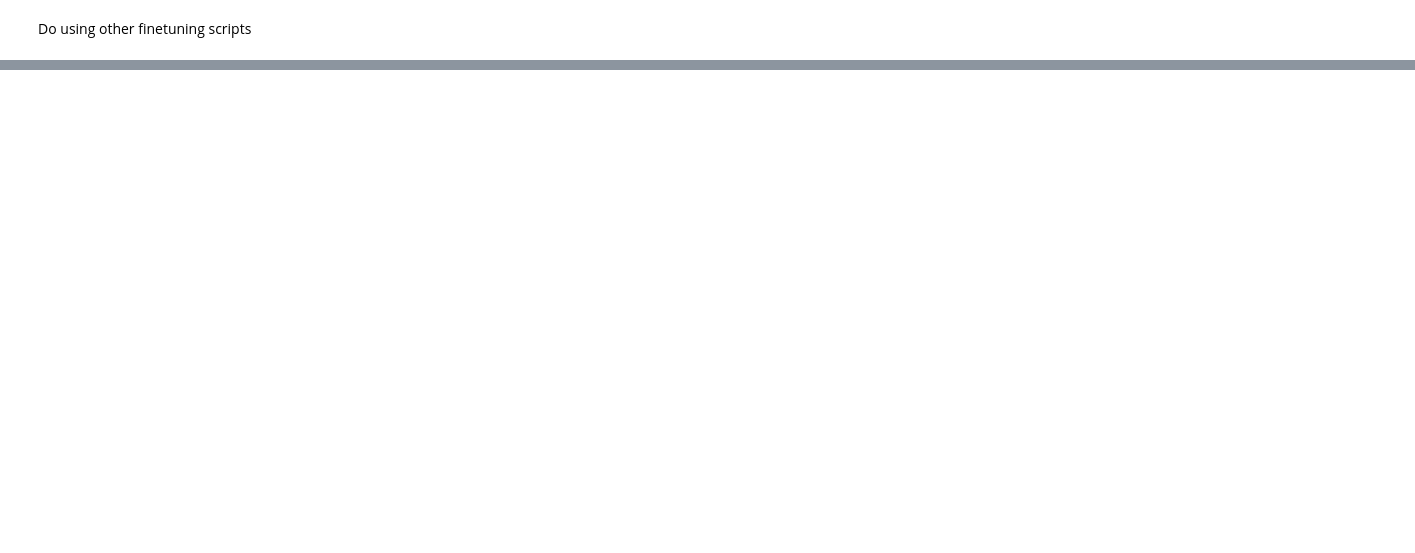
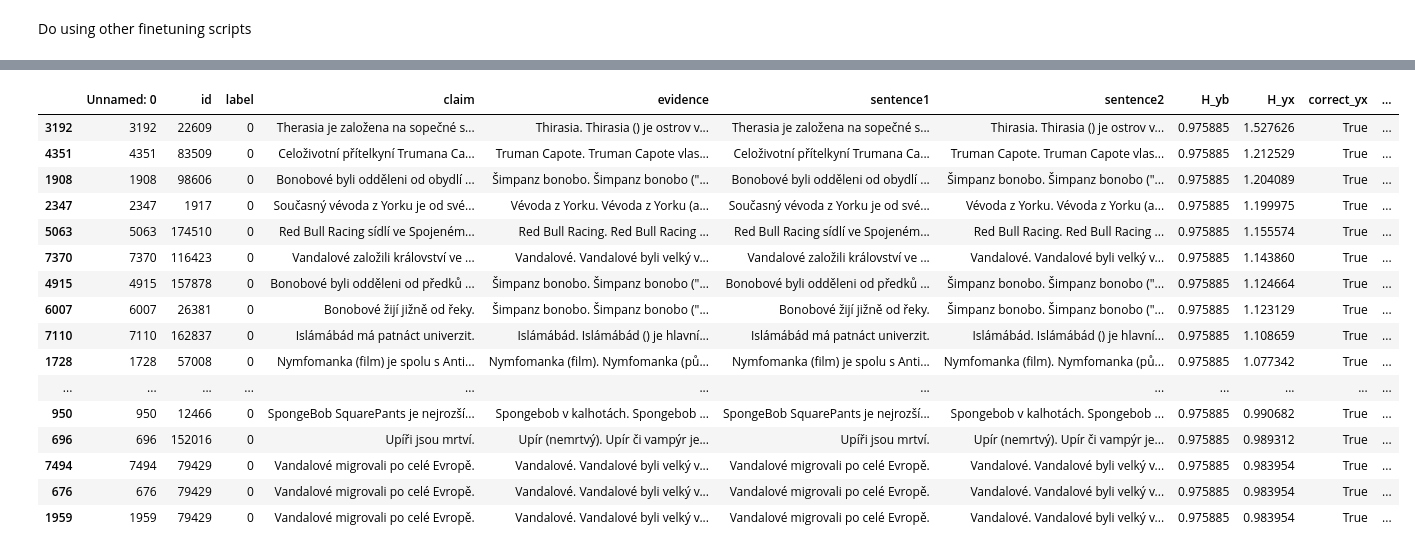
Before and after one commit to kawine/dataset_difficulty, a Jupyter notebook: dataset_difficulty.ipynb, the cells around one changed output, grey strips where cells are left out. Drawn from its saved outputs; the diff is of its cells as text; code cells hidden in the pictures; blank space fills up the shorter version.

```diff
--- a/dataset_difficulty.ipynb
+++ b/dataset_difficulty.ipynb
@@ -46,0 +58,4 @@ v_info("/home/mlynatom/data/dataset_difficulty/augmentation/csfever_v2/fever_tes
+# %%
+data = pd.read_csv("/home/mlynatom/data/dataset_difficulty/PVI/csfever_v2_test.csv")
+# %%
+sorted_data = data.sort_values(by="PVI", ascending=True)
@@ -46,0 +82,22 @@ v_info("/home/mlynatom/data/dataset_difficulty/augmentation/csfever_v2/fever_tes
+# %%
+filtered_data=sorted_data[sorted_data["correct_yx"]][sorted_data["PVI"] < 0]
+# %%
+filtered_data
+# %% [output]
+|  | Unnamed: 0 | id | label | claim | evidence | sentence1 | sentence2 | H_yb | H_yx | correct_yx | ... |
+| 3192 | 3192 | 22609 | 0 | Therasia je založena na sopečné s... | Thirasia. Thirasia () je ostrov v... | Therasia je založena na sopečné s... | Thirasia. Thirasia () je ostrov v... | 0.975885 | 1.527626 | True | ... |
+| 4351 | 4351 | 83509 | 0 | Celoživotní přítelkyní Trumana Ca... | Truman Capote. Truman Capote vlas... | Celoživotní přítelkyní Trumana Ca... | Truman Capote. Truman Capote vlas... | 0.975885 | 1.212529 | True | ... |
+| 1908 | 1908 | 98606 | 0 | Bonobové byli odděleni od obydlí ... | Šimpanz bonobo. Šimpanz bonobo ("... | Bonobové byli odděleni od obydlí ... | Šimpanz bonobo. Šimpanz bonobo ("... | 0.975885 | 1.204089 | True | ... |
+| 2347 | 2347 | 1917 | 0 | Současný vévoda z Yorku je od své... | Vévoda z Yorku. Vévoda z Yorku (a... | Současný vévoda z Yorku je od své... | Vévoda z Yorku. Vévoda z Yorku (a... | 0.975885 | 1.199975 | True | ... |
+| 5063 | 5063 | 174510 | 0 | Red Bull Racing sídlí ve Spojeném... | Red Bull Racing. Red Bull Racing ... | Red Bull Racing sídlí ve Spojeném... | Red Bull Racing. Red Bull Racing ... | 0.975885 | 1.155574 | True | ... |
+| 7370 | 7370 | 116423 | 0 | Vandalové založili království ve ... | Vandalové. Vandalové byli velký v... | Vandalové založili království ve ... | Vandalové. Vandalové byli velký v... | 0.975885 | 1.143860 | True | ... |
+| 4915 | 4915 | 157878 | 0 | Bonobové byli odděleni od předků ... | Šimpanz bonobo. Šimpanz bonobo ("... | Bonobové byli odděleni od předků ... | Šimpanz bonobo. Šimpanz bonobo ("... | 0.975885 | 1.124664 | True | ... |
+| 6007 | 6007 | 26381 | 0 | Bonobové žijí jižně od řeky. | Šimpanz bonobo. Šimpanz bonobo ("... | Bonobové žijí jižně od řeky. | Šimpanz bonobo. Šimpanz bonobo ("... | 0.975885 | 1.123129 | True | ... |
+| 7110 | 7110 | 162837 | 0 | Islámábád má patnáct univerzit. | Islámábád. Islámábád () je hlavní... | Islámábád má patnáct univerzit. | Islámábád. Islámábád () je hlavní... | 0.975885 | 1.108659 | True | ... |
+| 1728 | 1728 | 57008 | 0 | Nymfomanka (film) je spolu s Anti... | Nymfomanka (film). Nymfomanka (pů... | Nymfomanka (film) je spolu s Anti... | Nymfomanka (film). Nymfomanka (pů... | 0.975885 | 1.077342 | True | ... |
+| ... | ... | ... | ... | ... | ... | ... | ... | ... | ... | ... | ... |
+| 950 | 950 | 12466 | 0 | SpongeBob SquarePants je nejrozší... | Spongebob v kalhotách. Spongebob ... | SpongeBob SquarePants je nejrozší... | Spongebob v kalhotách. Spongebob ... | 0.975885 | 0.990682 | True | ... |
+| 696 | 696 | 152016 | 0 | Upíři jsou mrtví. | Upír (nemrtvý). Upír či vampýr je... | Upíři jsou mrtví. | Upír (nemrtvý). Upír či vampýr je... | 0.975885 | 0.989312 | True | ... |
+| 7494 | 7494 | 79429 | 0 | Vandalové migrovali po celé Evropě. | Vandalové. Vandalové byli velký v... | Vandalové migrovali po celé Evropě. | Vandalové. Vandalové byli velký v... | 0.975885 | 0.983954 | True | ... |
+| 676 | 676 | 79429 | 0 | Vandalové migrovali po celé Evropě. | Vandalové. Vandalové byli velký v... | Vandalové migrovali po celé Evropě. | Vandalové. Vandalové byli velký v... | 0.975885 | 0.983954 | True | ... |
+| 1959 | 1959 | 79429 | 0 | Vandalové migrovali po celé Evropě. | Vandalové. Vandalové byli velký v... | Vandalové migrovali po celé Evropě. | Vandalové. Vandalové byli velký v... | 0.975885 | 0.983954 | True | ... |
```
Also changed, not shown: parts of 24 cells of this notebook.
